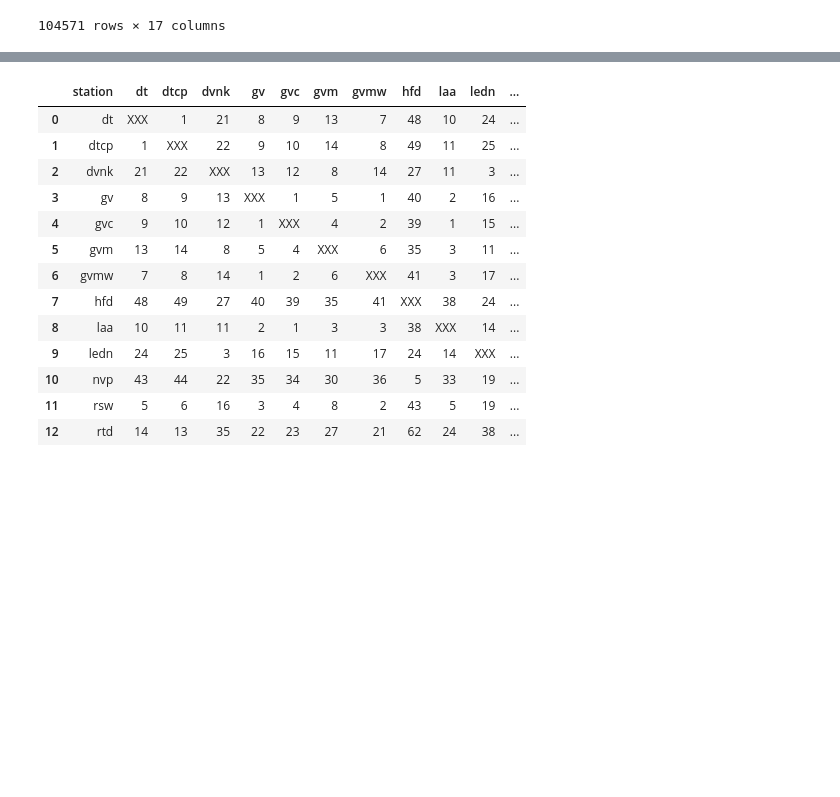
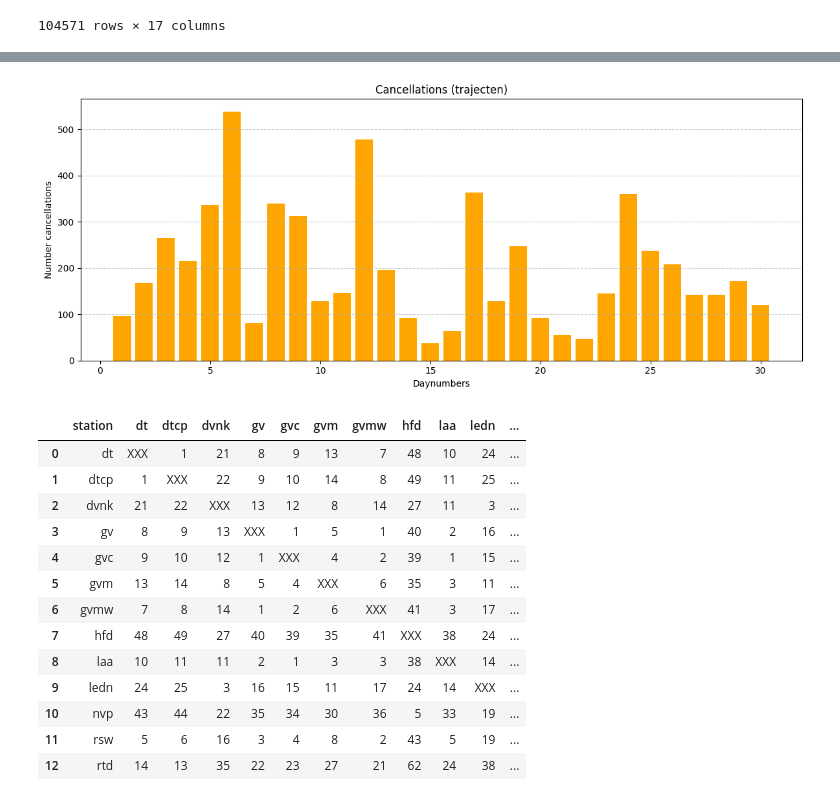
Before and after one commit to Merelkramer/Group2_NS, a Jupyter notebook: Data exploring.ipynb, the cells around one changed output, grey strips where cells are left out. Cells and saved outputs as stored; diff of their text form; code cells hidden in the pictures; blank space fills up the shorter version.

```diff
--- a/Data exploring.ipynb
+++ b/Data exploring.ipynb
@@ -132,3 +104,20 @@ print(Totaal_afwijking)
+# %%
+df_cancel = df
+
+# 🔹 Tel aantal geannuleerde ritten per dag
+cancellations_per_day = (df_cancel[df_cancel["Cancelled"] == True].groupby("DAGNR").size().reindex(range(1, 32)))
+
+
+plt.figure(figsize=(12,5))
+plt.bar(cancellations_per_day.index, cancellations_per_day.values, color="orange")
+plt.title("Cancellations (trajecten)")
+plt.xlabel("Daynumbers")
+plt.ylabel("Number cancellations")
+plt.grid(axis="y", linestyle="--", alpha=0.6)
+plt.tight_layout()
+plt.show()
+# %% [output]
+[figure, added]
 # %%
 df2 = pd.read_csv("data/Train_distances.csv")
 
```
Also changed, not shown: parts of 5 cells of this notebook.
